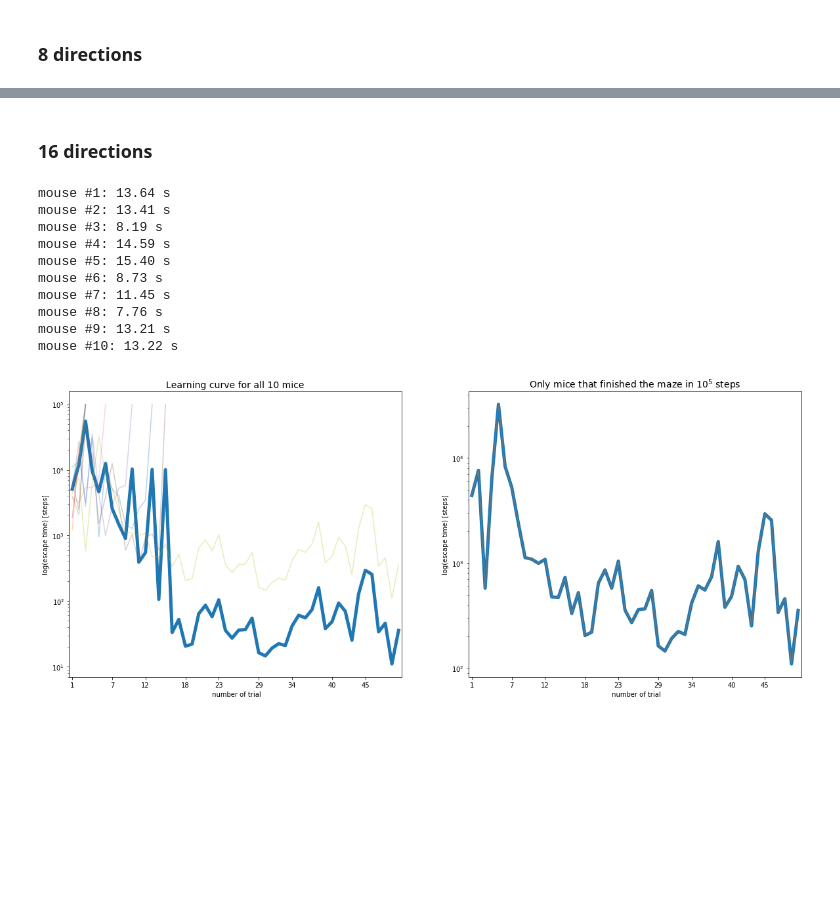
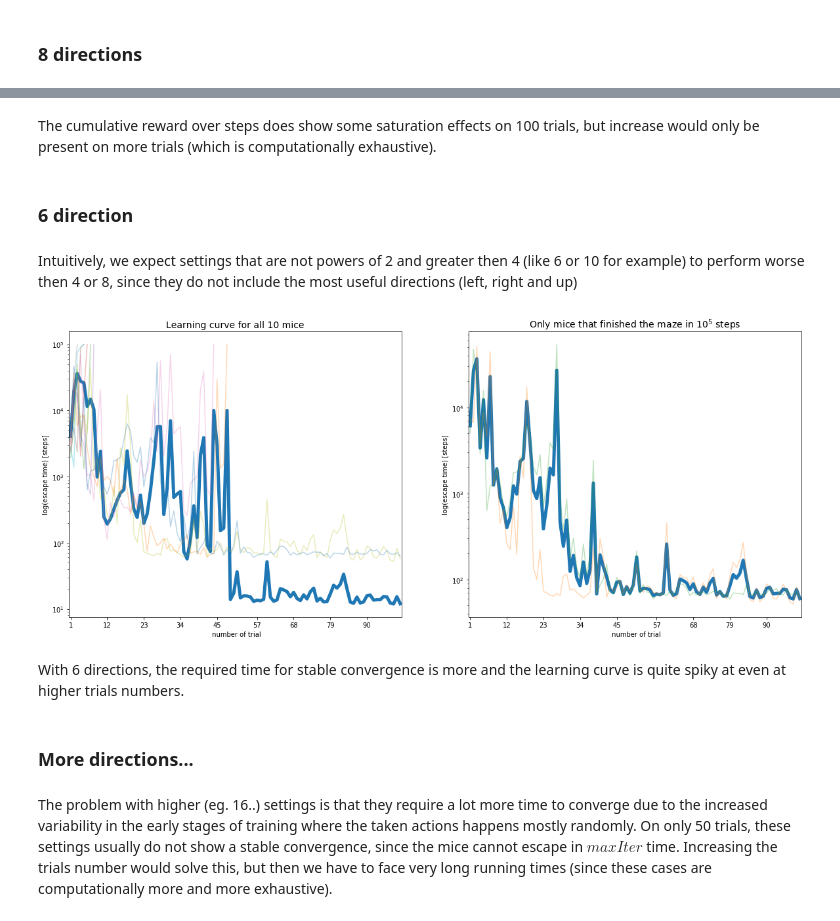
Before and after one commit to imLew/MHBF-project, a Jupyter notebook: RL-miniproject-report.ipynb, the cells around one changed output, grey strips where cells are left out. Drawn from its saved outputs; the diff is of its cells as text; code cells hidden in the pictures; blank space fills up the shorter version.

```diff
--- a/RL-miniproject-report.ipynb
+++ b/RL-miniproject-report.ipynb
@@ -223,20 +199,19 @@ plot_cumulative_rewards(cumulativeReward_8, aborts_8)
+# %% [markdown]
+The cumulative reward over steps does show some saturation effects on 100 trials, but increase would only be present on more trials (which is computationally exhaustive).
+# %% [markdown]
+### 6 direction
+# %% [markdown]
+Intuitively, we expect settings that are not powers of 2 and greater then 4 (like 6 or 10 for example) to perform worse then 4 or 8, since they do not include the most useful directions (left, right and up)
+# %%
+cumulativeReward_6, latencies_6, aborts_6 = simulation(Agent, nTrials = 100, nAgents = 10, nActions = 6, maxIter=1e5,
+                      eps0 = .99,  decayRate = .95, gamma = .95, eta = 0.001, verbose = 0);
+# %%
+plot_learning_curve(latencies_6, aborts_6)
+# %% [output]
+[figure, added]
+# %% [markdown]
+With 6 directions, the required time for stable convergence is more and the learning curve is quite spiky at even at higher trials numbers.
 # %% [markdown]
-### 16 directions
+### More directions...
-# %%
-cumulativeReward_16, latencies_16, aborts_16 = simulation(Agent, nTrials = 50, nAgents = 10, nActions = 16, maxIter=1e5,
-                      eps0 = .99,  decayRate = .95, gamma = .95, eta = 0.001, verbose = 1);
-# %% [output]
-mouse #1: 13.64 s
-mouse #2: 13.41 s
-mouse #3: 8.19 s
-mouse #4: 14.59 s
-mouse #5: 15.40 s
-mouse #6: 8.73 s
-mouse #7: 11.45 s
-mouse #8: 7.76 s
-mouse #9: 13.21 s
-mouse #10: 13.22 s
-# %%
-plot_learning_curve(latencies_16, aborts_16)
-# %% [output]
-[figure, removed]
+# %% [markdown]
+The problem with higher (eg. 16..) settings is that they require a lot more time to converge due to the increased variability in the early stages of training where the taken actions happens mostly randomly. On only 50 trials, these settings usually do not show a stable convergence, since the mice cannot escape in $maxIter$ time. Increasing the trials number would solve this, but then we have to face very long running times (since these cases are computationally more and more exhaustive).
```
Also changed, not shown: parts of 20 cells of this notebook, 1 other file.
